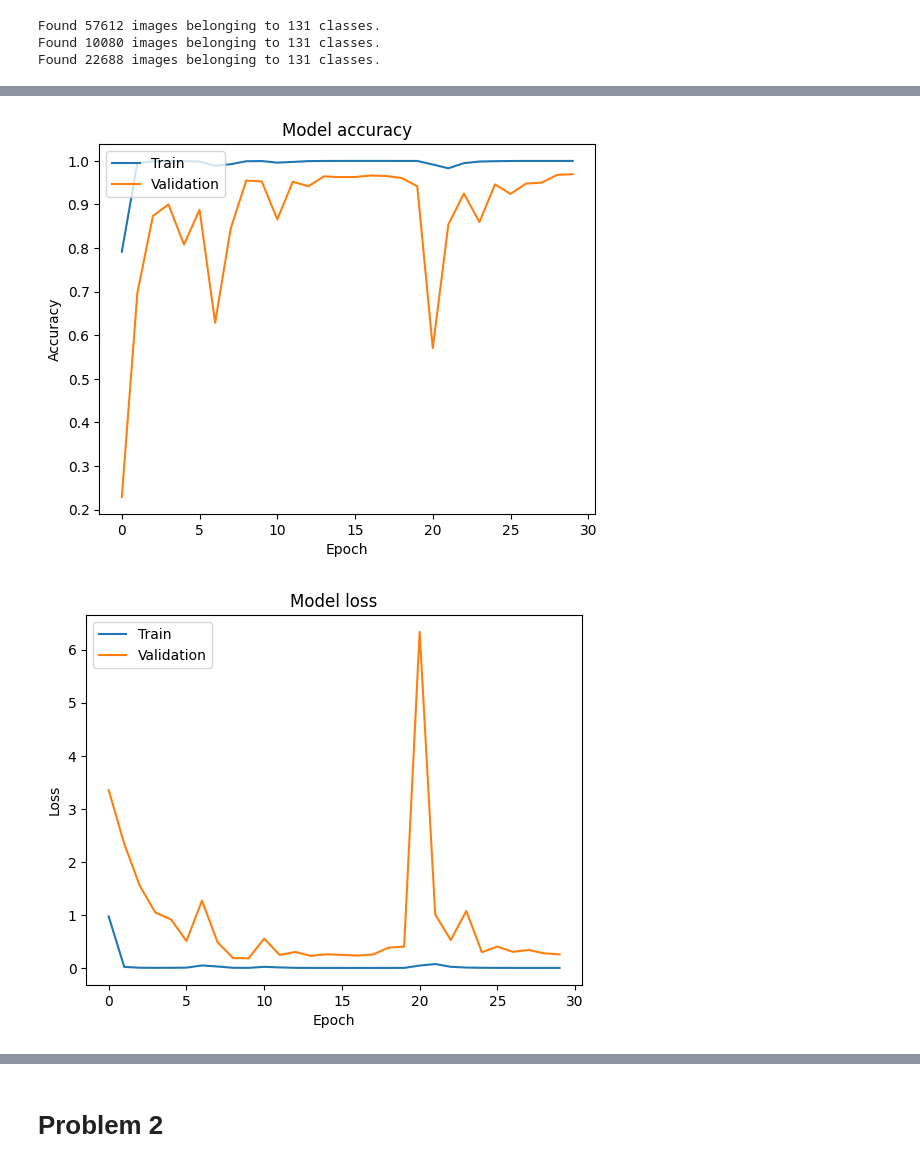
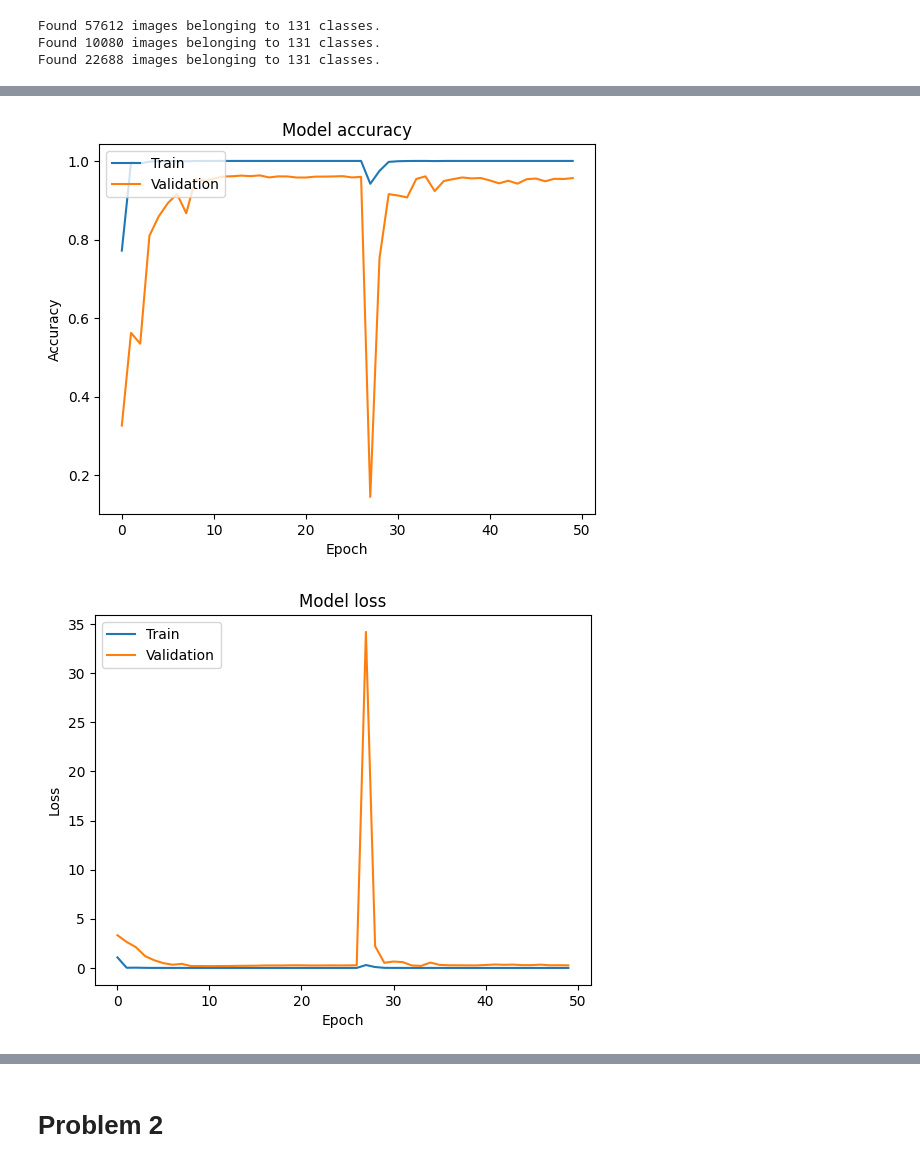
Before and after one commit to yimianxyz/sysen6888, a Jupyter notebook: main.ipynb, the cells around one changed output, grey strips where cells are left out. Drawn from its saved outputs; the diff is of its cells as text; code cells hidden in the pictures.

```diff
--- a/main.ipynb
+++ b/main.ipynb
@@ -170,7 +170,7 @@ model1_1.compile(optimizer='adam', loss='categorical_crossentropy', metrics=['ac
 history = model1_1.fit(
     train_gen,
     validation_data=valid_gen,
-    epochs=30,
+    epochs=50,
     steps_per_epoch=train_gen.samples // BATCH_SIZE,  # Calculate step size
     validation_steps=valid_gen.samples // BATCH_SIZE
 )
@@ -218,5 +218,5 @@ Test accuracy: 0.9641219973564148
-[figure, old version]
+[figure, new version]
-[figure, old version]
+[figure, new version]
 # %%
 model1_3 = create_model1(0.3)
 
```
Also changed, not shown: parts of 1 cell of this notebook.
